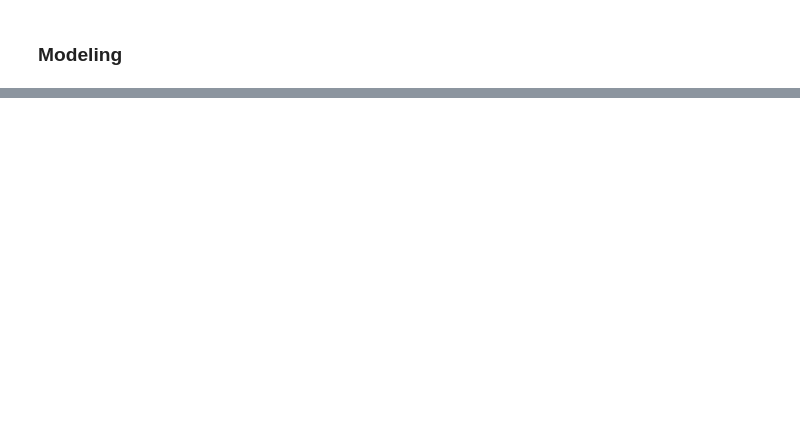
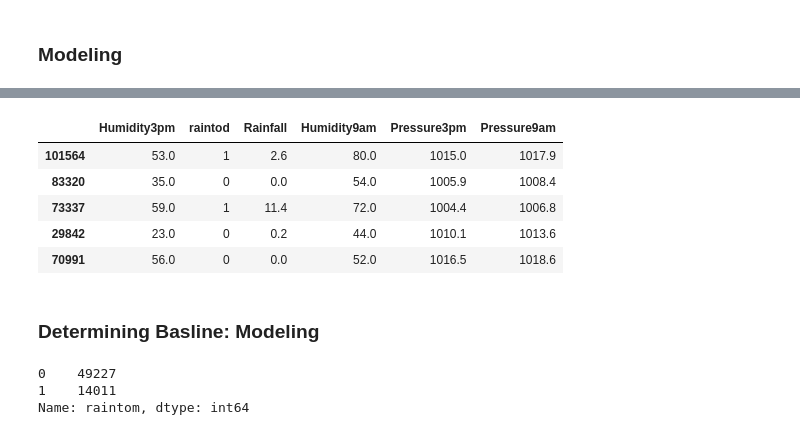
Before and after one commit to ForrestMccrosky/Rainfall_Australia, a Jupyter notebook: Australia_Rain_Rough.ipynb, the cells around one changed output, grey strips where cells are left out. Drawn from its saved outputs; the diff is of its cells as text; code cells hidden in the pictures; blank space fills up the shorter version.

```diff
--- a/Australia_Rain_Rough.ipynb
+++ b/Australia_Rain_Rough.ipynb
@@ -484,0 +487,9 @@ features_to_use ## looking at our list of features to use in the model
+# %%
+features = [
+    'Humidity3pm',
+    'raintod',
+    'Rainfall',
+    'Humidity9am',
+    'Pressure3pm',
+    'Pressure9am'
+]
@@ -484,0 +505,21 @@ features_to_use ## looking at our list of features to use in the model
+# %%
+X_train = X_train[features]
+X_validate = X_validate[features]
+X_test = X_test[features]
+# %%
+X_train.head() ## previewing
+# %% [output]
+|  | Humidity3pm | raintod | Rainfall | Humidity9am | Pressure3pm | Pressure9am |
+| 101564 | 53.0 | 1 | 2.6 | 80.0 | 1015.0 | 1017.9 |
+| 83320 | 35.0 | 0 | 0.0 | 54.0 | 1005.9 | 1008.4 |
+| 73337 | 59.0 | 1 | 11.4 | 72.0 | 1004.4 | 1006.8 |
+| 29842 | 23.0 | 0 | 0.2 | 44.0 | 1010.1 | 1013.6 |
+| 70991 | 56.0 | 0 | 0.0 | 52.0 | 1016.5 | 1018.6 |
+# %% [markdown]
+### Determining Basline: Modeling
+# %%
+train.raintom.value_counts() ## doing value counts to look at what should be our baseline
+# %% [output]
+0    49227
+1    14011
+Name: raintom, dtype: int64
```
Also changed, not shown: parts of 32 cells of this notebook.
